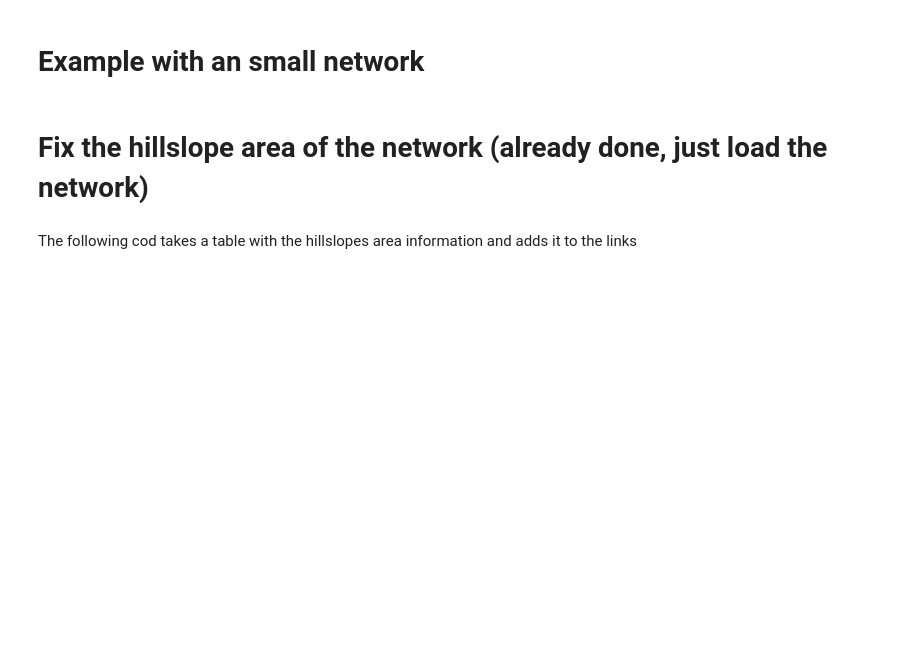
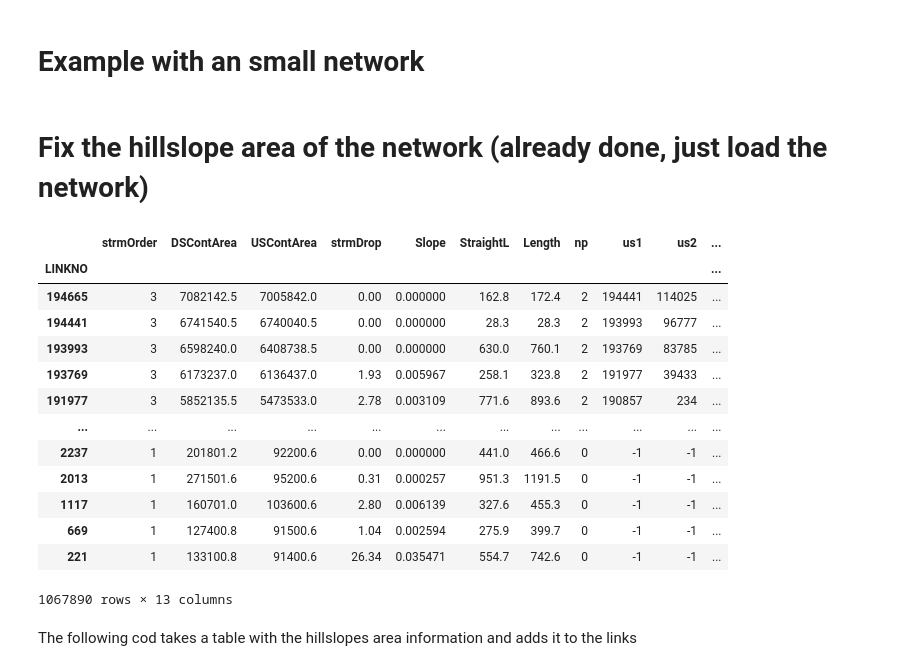
Before and after one commit to nicolas998/network_conditioning, a Jupyter notebook: notebooks/hlm_extract_files.ipynb, the cells around one changed output. Drawn from its saved outputs; the diff is of its cells as text; code cells hidden in the pictures; blank space fills up the shorter version.

```diff
--- a/notebooks/hlm_extract_files.ipynb
+++ b/notebooks/hlm_extract_files.ipynb
@@ -45,6 +45,23 @@ hlm_write_rvr(sub, '../hlm_files/example2.rvr')
 #Read the network
 net = pd.read_parquet('../local_data/tables/links_ifis.gz')
 net.set_index('LINKNO', inplace = True)
+# %%
+net
+# %% [output]
+|  | strmOrder | DSContArea | USContArea | strmDrop | Slope | StraightL | Length | np | us1 | us2 | ... |
+| LINKNO |  |  |  |  |  |  |  |  |  |  | ... |
+| 194665 | 3 | 7082142.5 | 7005842.0 | 0.00 | 0.000000 | 162.8 | 172.4 | 2 | 194441 | 114025 | ... |
+| 194441 | 3 | 6741540.5 | 6740040.5 | 0.00 | 0.000000 | 28.3 | 28.3 | 2 | 193993 | 96777 | ... |
+| 193993 | 3 | 6598240.0 | 6408738.5 | 0.00 | 0.000000 | 630.0 | 760.1 | 2 | 193769 | 83785 | ... |
+| 193769 | 3 | 6173237.0 | 6136437.0 | 1.93 | 0.005967 | 258.1 | 323.8 | 2 | 191977 | 39433 | ... |
+| 191977 | 3 | 5852135.5 | 5473533.0 | 2.78 | 0.003109 | 771.6 | 893.6 | 2 | 190857 | 234 | ... |
+| ... | ... | ... | ... | ... | ... | ... | ... | ... | ... | ... | ... |
+| 2237 | 1 | 201801.2 | 92200.6 | 0.00 | 0.000000 | 441.0 | 466.6 | 0 | -1 | -1 | ... |
+| 2013 | 1 | 271501.6 | 95200.6 | 0.31 | 0.000257 | 951.3 | 1191.5 | 0 | -1 | -1 | ... |
+| 1117 | 1 | 160701.0 | 103600.6 | 2.80 | 0.006139 | 327.6 | 455.3 | 0 | -1 | -1 | ... |
+| 669 | 1 | 127400.8 | 91500.6 | 1.04 | 0.002594 | 275.9 | 399.7 | 0 | -1 | -1 | ... |
+| 221 | 1 | 133100.8 | 91400.6 | 26.34 | 0.035471 | 554.7 | 742.6 | 0 | -1 | -1 | ... |
+1067890 rows × 13 columns
 # %%
 #USGS gauges linked to network
 usgs = pd.read_csv('../local_data/tables/usgs_temporal_linked_w_trimmed.csv')
```
Also changed, not shown: parts of 16 cells of this notebook, 7 other files.
